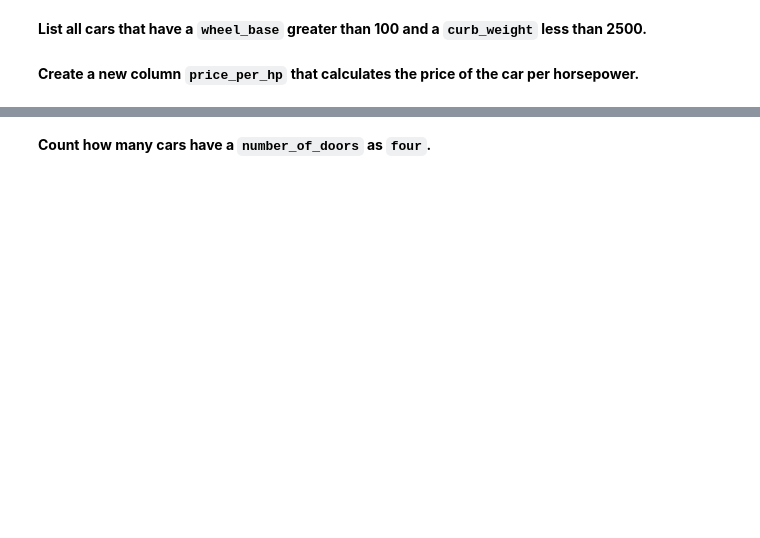
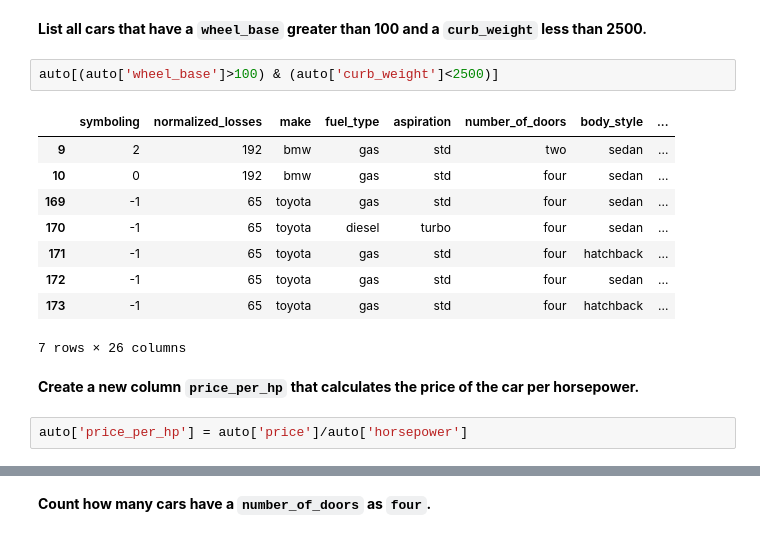
Before and after one commit to Narendra-bot07/COE, a Jupyter notebook: Pandas_Lab_Exercis2.ipynb, the cells around one changed output, grey strips where cells are left out. Saved outputs shown, nothing was run; the diff lists cells and outputs as text; blank space fills up the shorter version.

```diff
--- a/Pandas_Lab_Exercis2.ipynb
+++ b/Pandas_Lab_Exercis2.ipynb
@@ -111,4 +208,18 @@ len(auto[auto['body_style']=='hatchback'])
 # %% [markdown]
 **List all cars that have a `wheel_base` greater than 100 and a `curb_weight` less than 2500.**
+# %%
+auto[(auto['wheel_base']>100) & (auto['curb_weight']<2500)]
+# %% [output]
+|  | symboling | normalized_losses | make | fuel_type | aspiration | number_of_doors | body_style | ... |
+| 9 | 2 | 192 | bmw | gas | std | two | sedan | ... |
+| 10 | 0 | 192 | bmw | gas | std | four | sedan | ... |
+| 169 | -1 | 65 | toyota | gas | std | four | sedan | ... |
+| 170 | -1 | 65 | toyota | diesel | turbo | four | sedan | ... |
+| 171 | -1 | 65 | toyota | gas | std | four | hatchback | ... |
+| 172 | -1 | 65 | toyota | gas | std | four | sedan | ... |
+| 173 | -1 | 65 | toyota | gas | std | four | hatchback | ... |
+7 rows × 26 columns
 # %% [markdown]
 **Create a new column `price_per_hp` that calculates the price of the car per horsepower.**
+# %%
+auto['price_per_hp'] = auto['price']/auto['horsepower']
```
Also changed, not shown: parts of 26 cells of this notebook.
